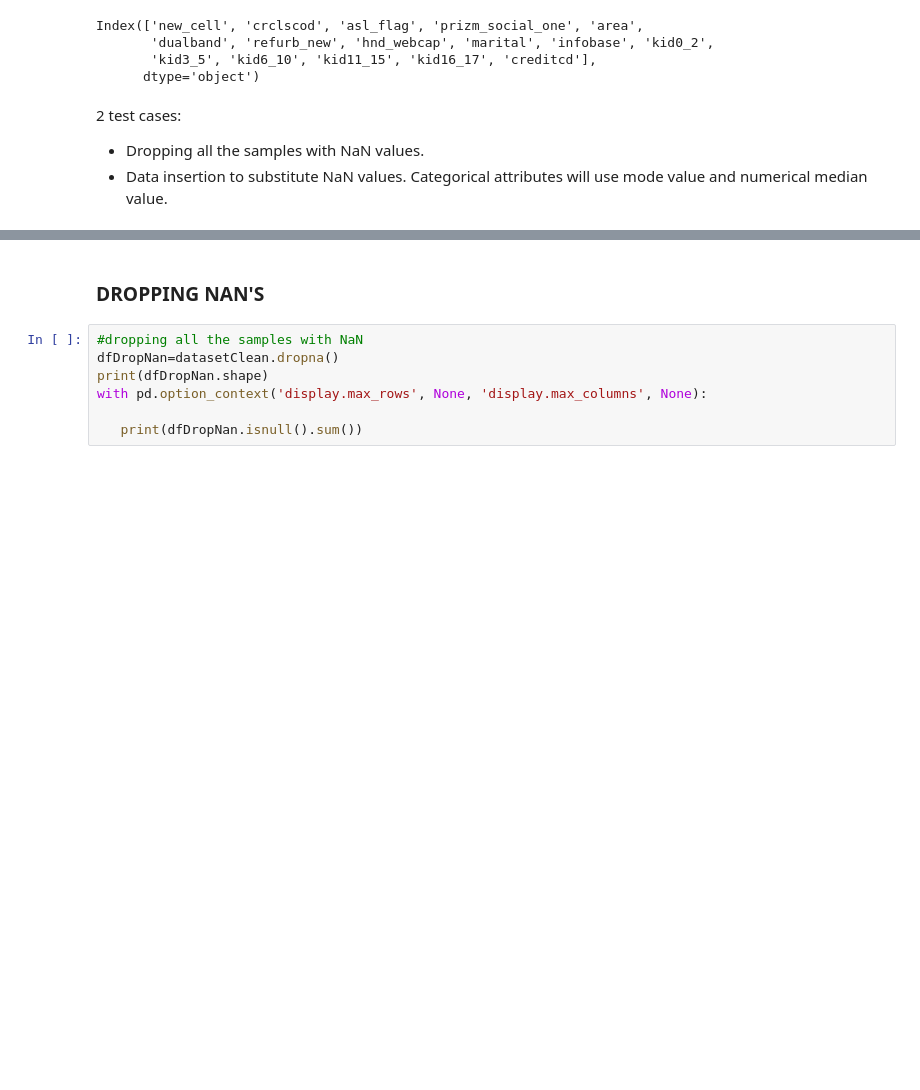
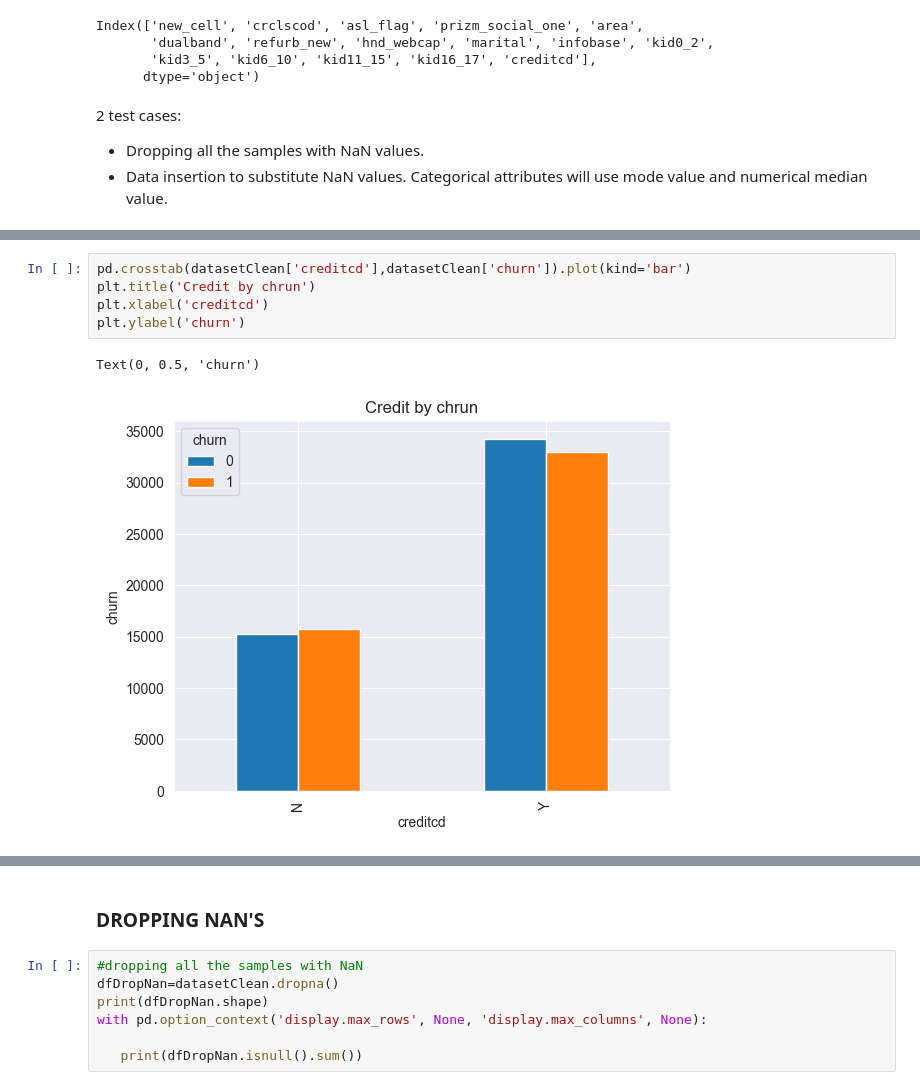
Before and after one commit to GerardGV/abandonPrediction, a Jupyter notebook: localML/main.ipynb, the cells around one changed output, grey strips where cells are left out. Saved outputs shown, nothing was run; the diff lists cells and outputs as text; blank space fills up the shorter version.

```diff
--- a/localML/main.ipynb
+++ b/localML/main.ipynb
@@ -139,0 +165,8 @@ Index(['new_cell', 'crclscod', 'asl_flag', 'prizm_social_one', 'area',
+# %%
+pd.crosstab(datasetClean['creditcd'],datasetClean['churn']).plot(kind='bar')
+plt.title('Credit by chrun')
+plt.xlabel('creditcd')
+plt.ylabel('churn')
+# %% [output]
+Text(0, 0.5, 'churn')
+[figure, added]
```
Also changed, not shown: parts of 49 cells of this notebook.
